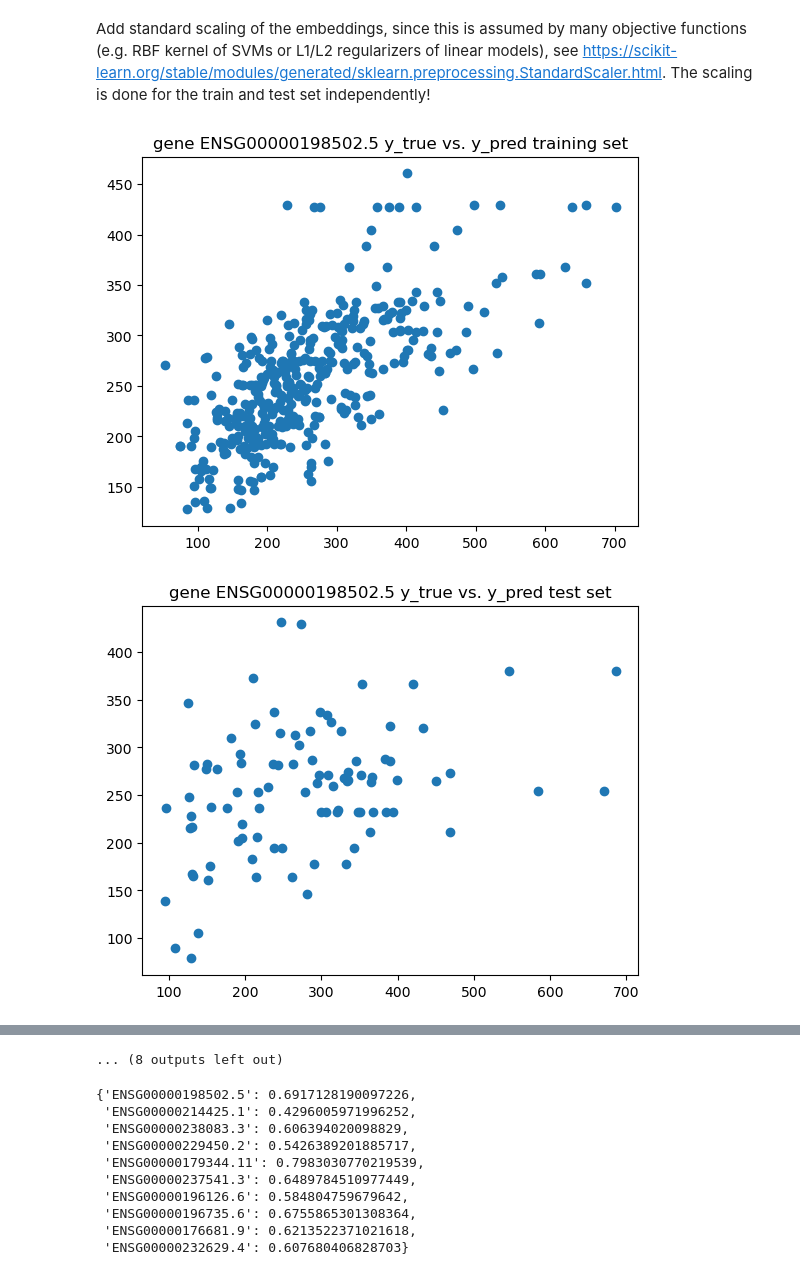
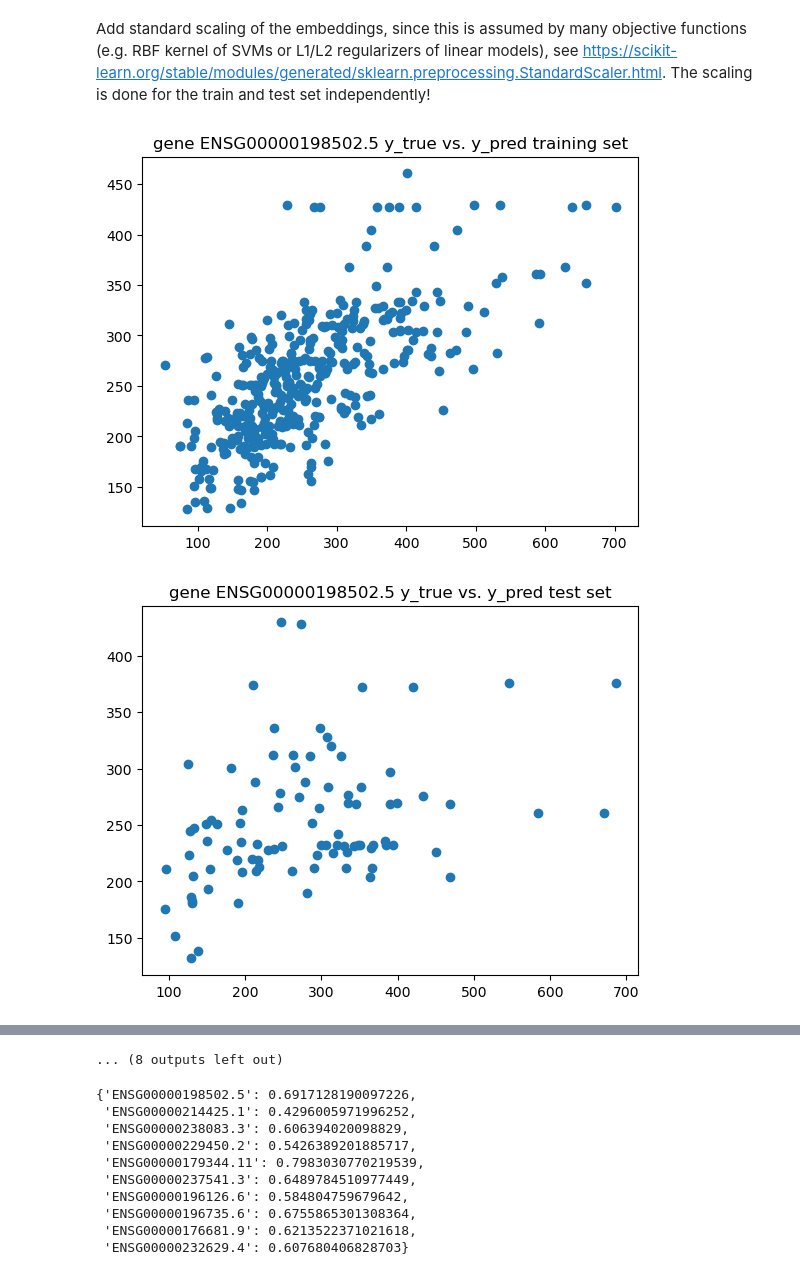
Before and after one commit to SarahOuologuem/lm-eqtl, a Jupyter notebook: expression_prediction_Ridge.ipynb, the cells around one changed output, grey strips where cells are left out. Saved outputs shown, nothing was run; the diff lists cells and outputs as text; code cells hidden in the pictures.

```diff
--- a/expression_prediction_Ridge.ipynb
+++ b/expression_prediction_Ridge.ipynb
@@ -24,7 +24,7 @@ import optuna
 # %%
 embedding_file = "test/embeddings_complete.pickle"
 expression_file = "datasets/GD660.GeneQuantRPKM.txt.gz"
-test_set_file = "datasets/test_set_indices.tsv"
+test_set_file = "datasets/5_fold_cv_split.tsv"
 snp_reference_file = "datasets/EUR373.gene.cis.FDR5.all.rs137.txt.gz"
 # %% [markdown]
 ## 1.1 Embeddings
@@ -105,33 +105,33 @@ for gene in data.gene_id.unique():
     # Standard scale the data
     scaler = StandardScaler().fit(X_train)
     X_train = scaler.transform(X_train)
-    scaler = StandardScaler().fit(X_test)
+    # scaler = StandardScaler().fit(X_test)
     X_test = scaler.transform(X_test)
     y_train = np.array(gene_df_train.expression)
     y_test = np.array(gene_df_test.expression)
 
     # train model using a grid search for the alpha parameter
     model = Ridge()
     parameters = {"alpha": np.insert(np.logspace(-5, 10, num=19), 0, 0)}
     gridsearch = GridSearchCV(model, parameters) # does default 5-fold CV
     gridsearch.fit(X_train, y_train)
     best_alpha = gridsearch.cv_results_['params'][gridsearch.best_index_]["alpha"]
     model = Ridge(alpha=best_alpha).fit(X_train, y_train)
 
     # evaluate model on test set
     y_pred_train = model.predict(X_train)
     y_pred_test = model.predict(X_test)
     r_values_train[gene] = pearsonr(y_train, y_pred_train)[0]
     r_values_test[gene] = pearsonr(y_test, y_pred_test)[0]
 
     # plot results on training set
     plt.scatter(y_train, y_pred_train)
     plt.title(f"gene {gene} y_true vs. y_pred training set")
     plt.show()
     plt.scatter(y_test, y_pred_test)
     plt.title(f"gene {gene} y_true vs. y_pred test set")
     plt.show()
 # %% [output]
 [figure]
-[figure, old version]
+[figure, new version]
 [figure]
```
Also changed, not shown: parts of 11 cells of this notebook, 3 other files.
